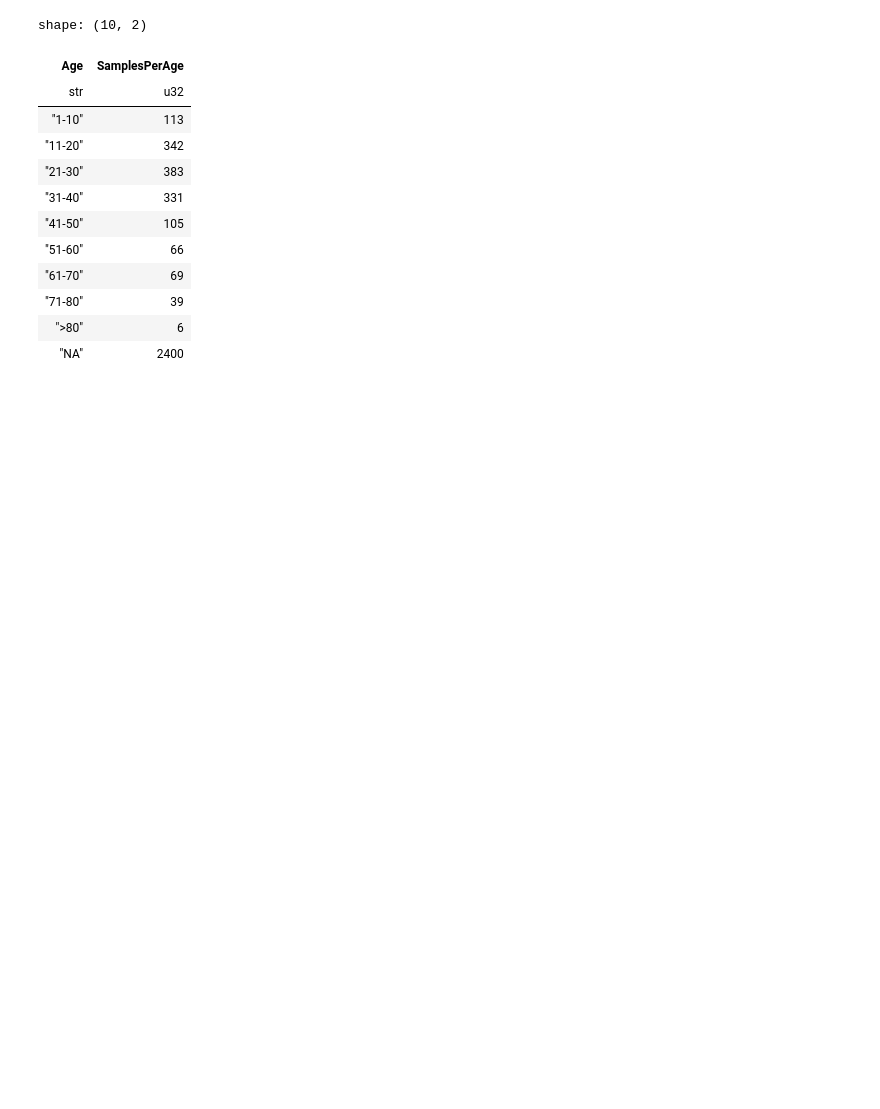
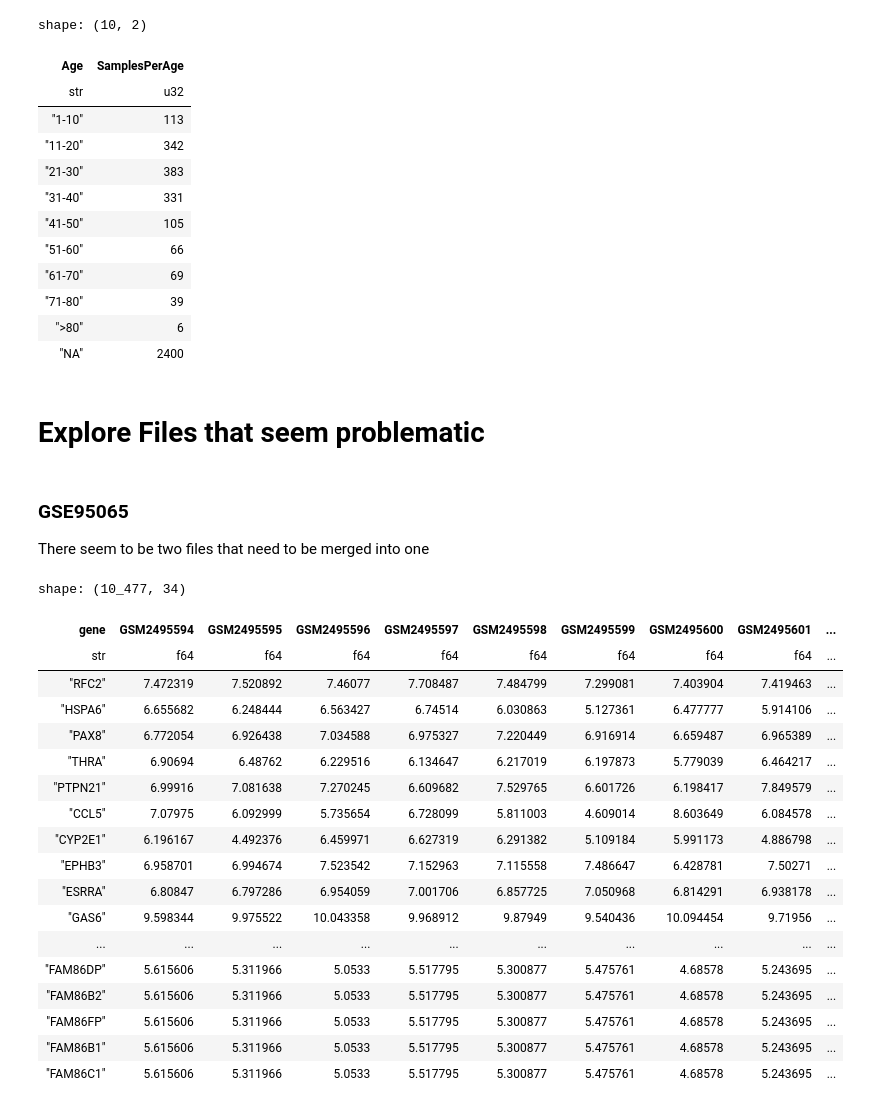
Before and after one commit to thelgis/applied-bioinformatics-thesis, a Jupyter notebook: notebooks/Exploratory_Analysis.ipynb, the cells around one changed output. Saved outputs shown, nothing was run; the diff lists cells and outputs as text; code cells hidden in the pictures; blank space fills up the shorter version.

```diff
--- a/notebooks/Exploratory_Analysis.ipynb
+++ b/notebooks/Exploratory_Analysis.ipynb
@@ -89,3 +89,32 @@ shape: (10, 2)
 | "71-80" | 39 |
 | ">80" | 6 |
 | "NA" | 2400 |
+# %% [markdown]
+# Explore Files that seem problematic
+# %% [markdown]
+### GSE95065
+
+There seem to be two files that need to be merged into one
+# %%
+GSE95065_large = pl.read_parquet("../data/adex-database/samples/SSc/GSE95065.tsv.parquet")
+GSE95065_large
+# %% [output]
+shape: (10_477, 34)
+| gene | GSM2495594 | GSM2495595 | GSM2495596 | GSM2495597 | GSM2495598 | GSM2495599 | GSM2495600 | GSM2495601 | ... |
+| str | f64 | f64 | f64 | f64 | f64 | f64 | f64 | f64 | ... |
+| "RFC2" | 7.472319 | 7.520892 | 7.46077 | 7.708487 | 7.484799 | 7.299081 | 7.403904 | 7.419463 | ... |
+| "HSPA6" | 6.655682 | 6.248444 | 6.563427 | 6.74514 | 6.030863 | 5.127361 | 6.477777 | 5.914106 | ... |
+| "PAX8" | 6.772054 | 6.926438 | 7.034588 | 6.975327 | 7.220449 | 6.916914 | 6.659487 | 6.965389 | ... |
+| "THRA" | 6.90694 | 6.48762 | 6.229516 | 6.134647 | 6.217019 | 6.197873 | 5.779039 | 6.464217 | ... |
+| "PTPN21" | 6.99916 | 7.081638 | 7.270245 | 6.609682 | 7.529765 | 6.601726 | 6.198417 | 7.849579 | ... |
+| "CCL5" | 7.07975 | 6.092999 | 5.735654 | 6.728099 | 5.811003 | 4.609014 | 8.603649 | 6.084578 | ... |
+| "CYP2E1" | 6.196167 | 4.492376 | 6.459971 | 6.627319 | 6.291382 | 5.109184 | 5.991173 | 4.886798 | ... |
+| "EPHB3" | 6.958701 | 6.994674 | 7.523542 | 7.152963 | 7.115558 | 7.486647 | 6.428781 | 7.50271 | ... |
+| "ESRRA" | 6.80847 | 6.797286 | 6.954059 | 7.001706 | 6.857725 | 7.050968 | 6.814291 | 6.938178 | ... |
+| "GAS6" | 9.598344 | 9.975522 | 10.043358 | 9.968912 | 9.87949 | 9.540436 | 10.094454 | 9.71956 | ... |
+| ... | ... | ... | ... | ... | ... | ... | ... | ... | ... |
+| "FAM86DP" | 5.615606 | 5.311966 | 5.0533 | 5.517795 | 5.300877 | 5.475761 | 4.68578 | 5.243695 | ... |
+| "FAM86B2" | 5.615606 | 5.311966 | 5.0533 | 5.517795 | 5.300877 | 5.475761 | 4.68578 | 5.243695 | ... |
+| "FAM86FP" | 5.615606 | 5.311966 | 5.0533 | 5.517795 | 5.300877 | 5.475761 | 4.68578 | 5.243695 | ... |
+| "FAM86B1" | 5.615606 | 5.311966 | 5.0533 | 5.517795 | 5.300877 | 5.475761 | 4.68578 | 5.243695 | ... |
+| "FAM86C1" | 5.615606 | 5.311966 | 5.0533 | 5.517795 | 5.300877 | 5.475761 | 4.68578 | 5.243695 | ... |
```
Also changed, not shown: parts of 5 cells of this notebook, 8 other files.
